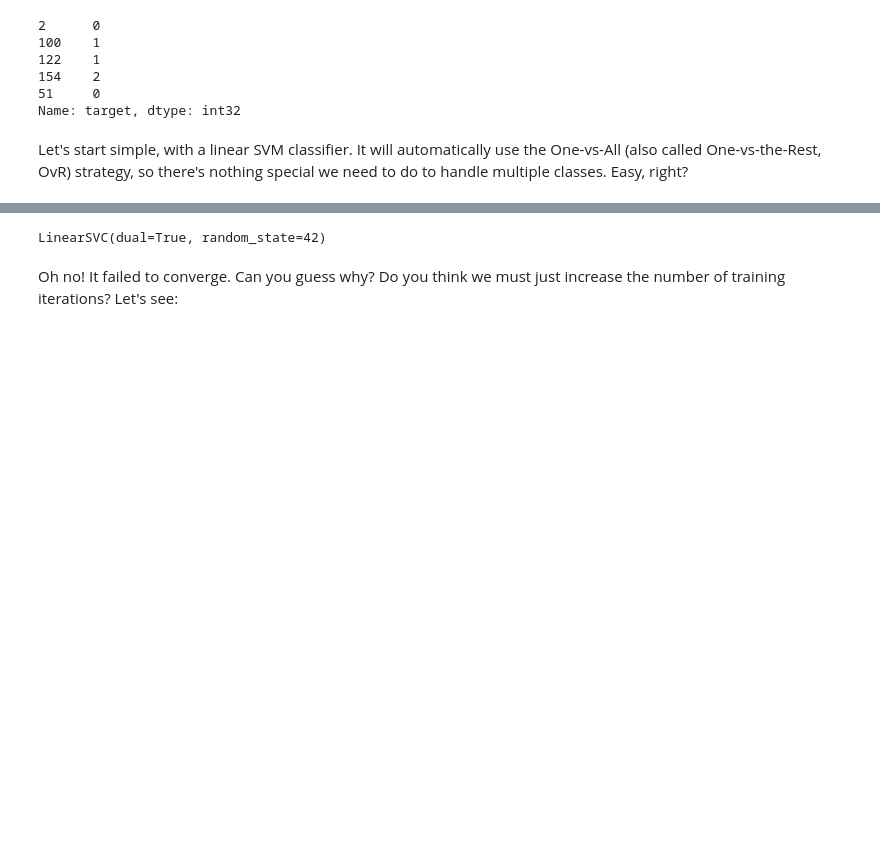
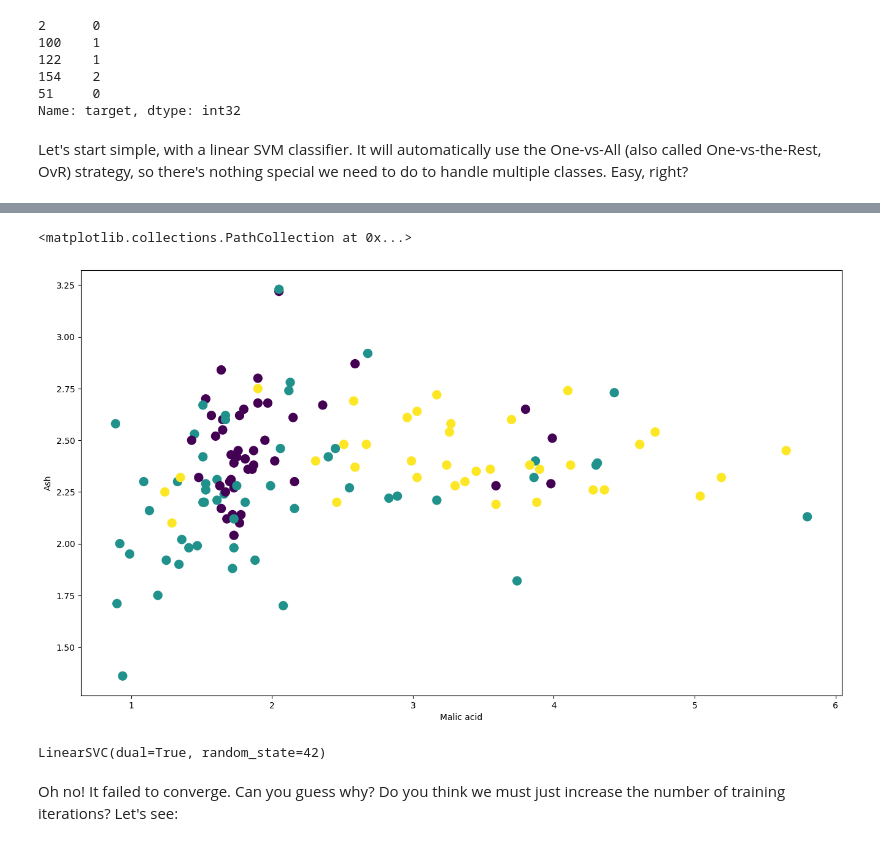
Before and after one commit to Ismaril/training, a Jupyter notebook: AI/ML_DL_book/05_support_vector_machines.ipynb, the cells around one changed output, grey strips where cells are left out. Saved outputs shown, nothing was run; the diff lists cells and outputs as text; code cells hidden in the pictures; blank space fills up the shorter version.

```diff
--- a/AI/ML_DL_book/05_support_vector_machines.ipynb
+++ b/AI/ML_DL_book/05_support_vector_machines.ipynb
@@ -1167,0 +1182,15 @@ Let's start simple, with a linear SVM classifier. It will automatically use the
+# %%
+# visualise the data
+import matplotlib.pyplot as plt
+
+X_numpy = X_train.to_numpy()
+feature_1 = X_numpy[:, 1]
+feature_2 = X_numpy[:, 2]
+
+plt.figure(figsize=(16, 9))
+plt.xlabel("Malic acid")
+plt.ylabel("Ash")
+plt.scatter(feature_1, feature_2, c=y_train, cmap='viridis', s=100)
+# %% [output]
+<matplotlib.collections.PathCollection at 0x...>
+[figure, added]
```
Also changed, not shown: parts of 6 cells of this notebook, 3 other files.
